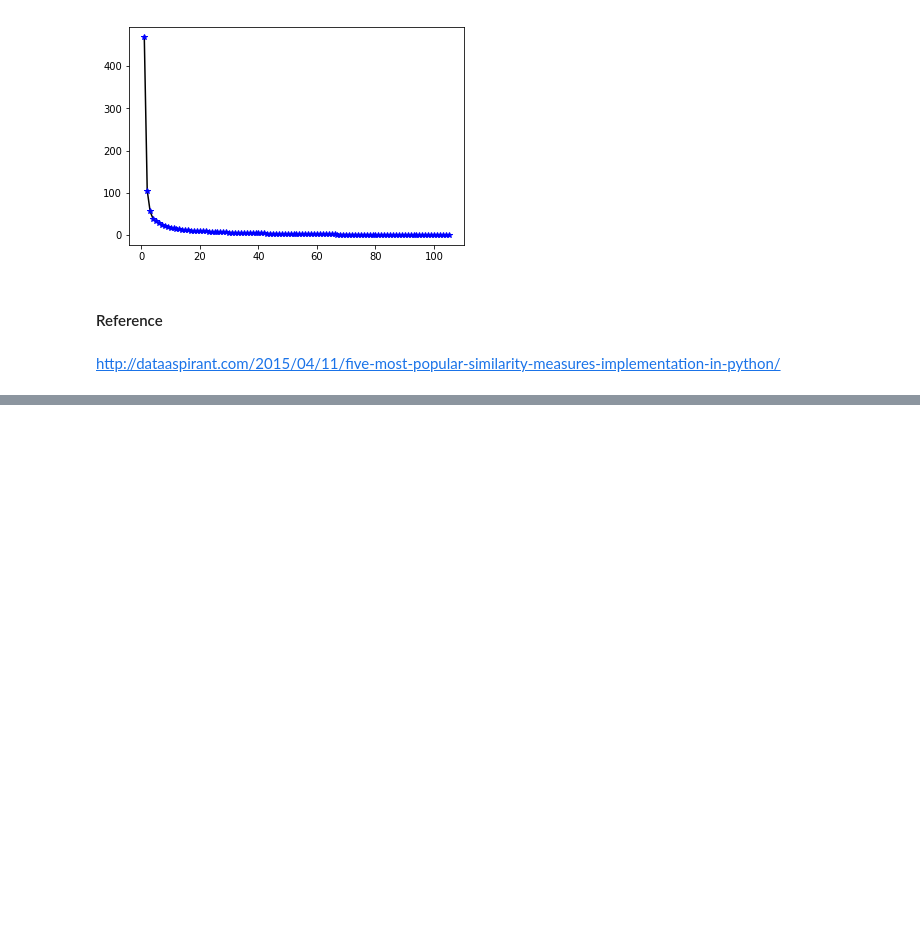
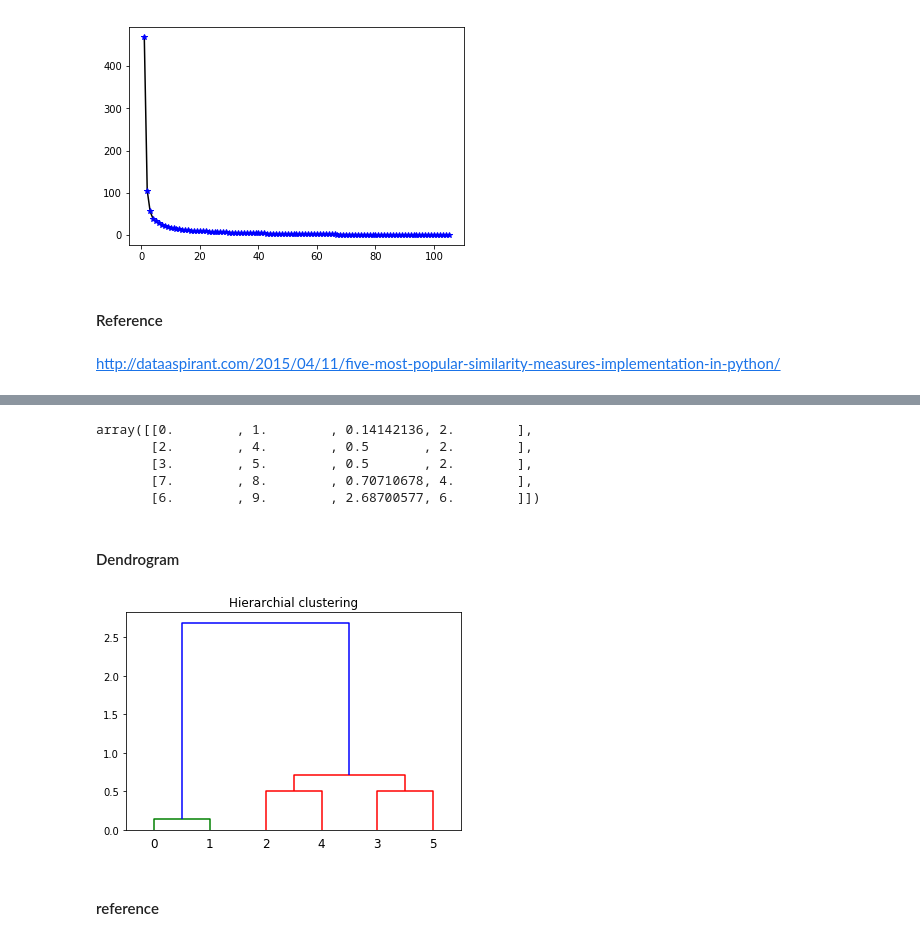
Before and after one commit to sharmasaravanan/Machine_learning, a Jupyter notebook: AI-Maize.ipynb, the cells around one changed output, grey strips where cells are left out. Drawn from its saved outputs; the diff is of its cells as text; code cells hidden in the pictures; blank space fills up the shorter version.

```diff
--- a/AI-Maize.ipynb
+++ b/AI-Maize.ipynb
@@ -2401,0 +2427,21 @@ http://dataaspirant.com/2015/04/11/five-most-popular-similarity-measures-impleme
+# %%
+linkage_matrix=linkage(x,"single")
+linkage_matrix
+# %% [output]
+array([[0.        , 1.        , 0.14142136, 2.        ],
+       [2.        , 4.        , 0.5       , 2.        ],
+       [3.        , 5.        , 0.5       , 2.        ],
+       [7.        , 8.        , 0.70710678, 4.        ],
+       [6.        , 9.        , 2.68700577, 6.        ]])
+# %% [markdown]
+#### Dendrogram
+# %%
+dend=dendrogram(linkage_matrix,truncate_mode='lastp',p=8)
+
+plt.title("Hierarchial clustering")
+
+plt.show()
+# %% [output]
+[figure, added]
+# %% [markdown]
+#### reference
```
Also changed, not shown: parts of 28 cells of this notebook, 26 other files.
